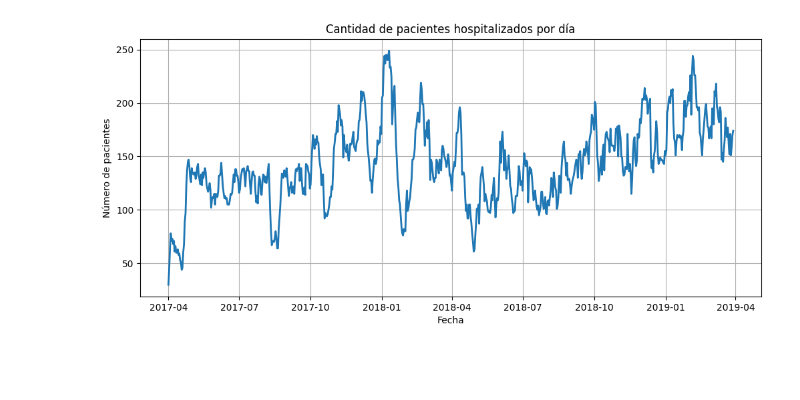
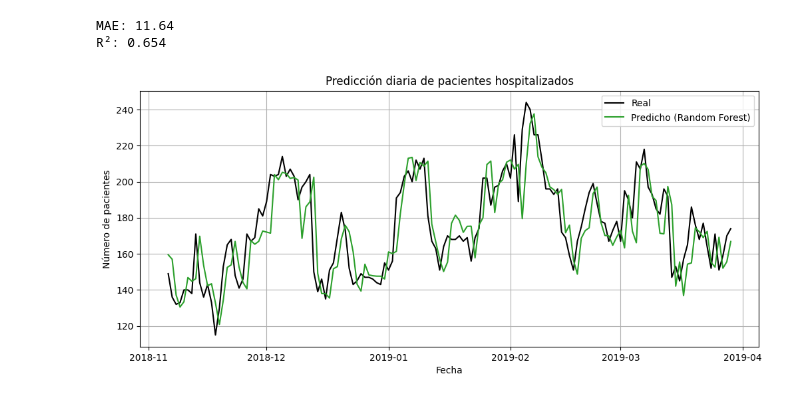
Before and after one commit to Gaby-D/Proyecto_Final_IC_2025, a Jupyter notebook: 03_RandomForest.ipynb, the cells around one changed output. Saved outputs shown, nothing was run; the diff lists cells and outputs as text; code cells hidden in the pictures; blank space fills up the shorter version.

```diff
--- a/03_RandomForest.ipynb
+++ b/03_RandomForest.ipynb
@@ -9,6 +9,11 @@ from sklearn.ensemble import RandomForestRegressor
 from sklearn.metrics import mean_absolute_error, r2_score
 from sklearn.pipeline import Pipeline
 # %%
-df_admission = pd.read_csv("./data/HDHI_admission_data.csv")
+# Cargar datos de pacientes hospitalizados por día (ya procesados)
+daily_counts = pd.read_csv("./data/daily_hospitalized_patients.csv")
+# Parsear fechas
+daily_counts['date'] = pd.to_datetime(daily_counts['date'])
+
+# Cargar datos climáticos
 df_weather = pd.read_csv("./data/HDHI_pollution_data.csv")
 # %%
@@ -247,35 +90,23 @@ dtype: int64
 # %%
+# Evaluación
+y_pred = rf_pipeline.predict(X_test)
+mae = mean_absolute_error(y_test, y_pred)
+r2 = r2_score(y_test, y_pred)
 
-# Expandir el rango de fechas por paciente
-df_expanded = (
-    df_admission
-    .apply(lambda row: pd.date_range(row['admission_date'], row['discharge_date'], freq='D'), axis=1)
-    .explode()
-    .to_frame(name='date')
-)
+print(f"MAE: {mae:.2f}")
+print(f"R²: {r2:.3f}")
 
-# Agregar el ID del paciente
-df_expanded['serial_number'] = df_admission.loc[df_expanded.index, 'serial_number'].values
-
-# Agrupamos por fecha y contamos
-daily_counts = (
-    df_expanded
-    .groupby('date')
-    .size()
-    .reset_index(name='num_patients')
-)
-
-# Excluimos los ultimos 25 valores ya que sesgan el modelo
-daily_counts = daily_counts.iloc[:-25]
-
-
-# Graficamos la serie temporal
+# Visualización
 plt.figure(figsize=(12,5))
-plt.plot(daily_counts['date'], daily_counts['num_patients'], linewidth=2)
-plt.title('Cantidad de pacientes hospitalizados por día')
+plt.plot(df['date'].iloc[split_idx:], y_test.values, label='Real', color='black')
+plt.plot(df['date'].iloc[split_idx:], y_pred, label='Predicho (Random Forest)', color='tab:green')
+plt.title('Predicción diaria de pacientes hospitalizados')
 plt.xlabel('Fecha')
 plt.ylabel('Número de pacientes')
+plt.legend()
 plt.grid(True)
 plt.show()
 # %% [output]
+MAE: 11.64
+R²: 0.654
-[figure, old version]
+[figure, new version]
```
Also changed, not shown: parts of 9 cells of this notebook, 3 other files.
